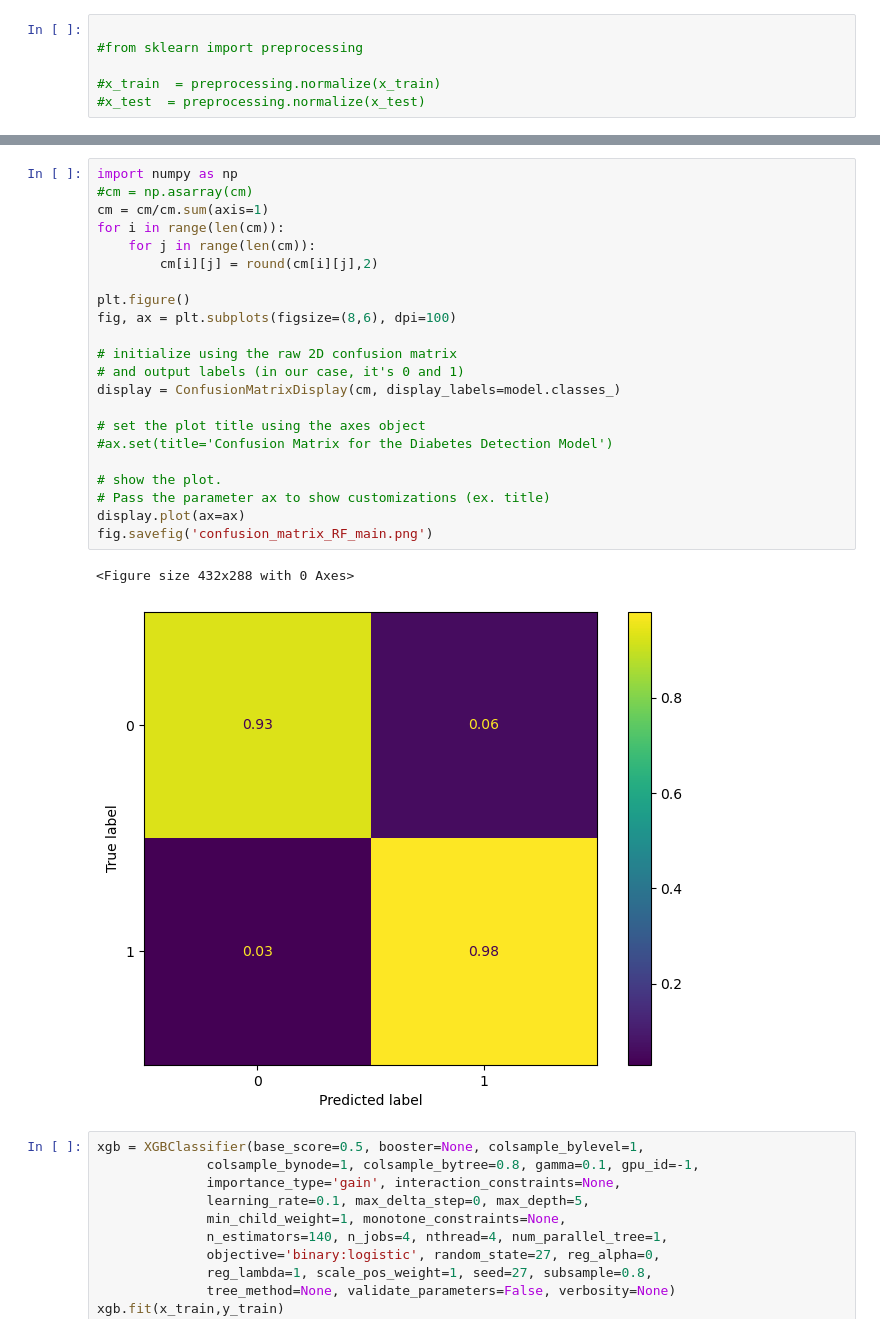
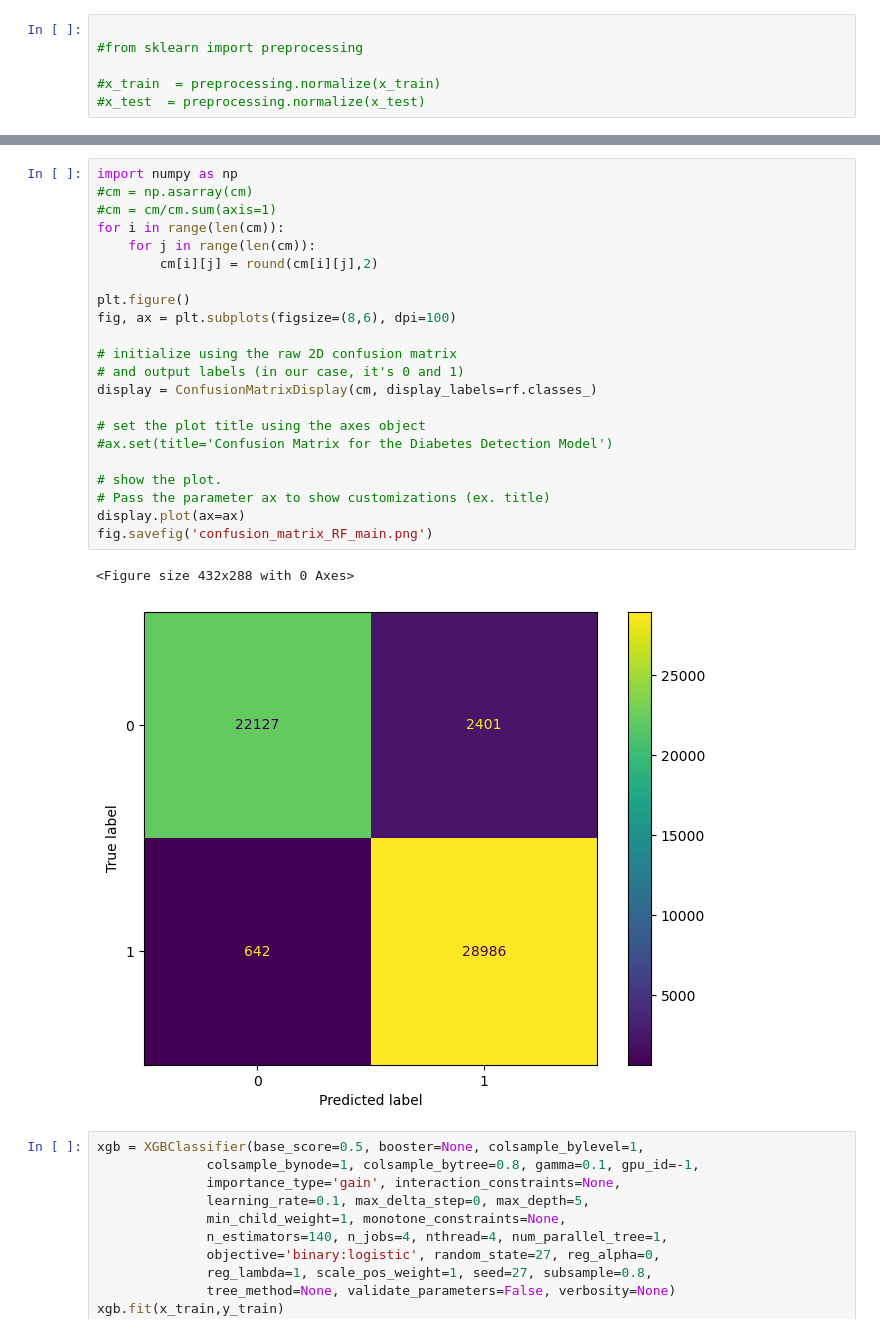
Before and after one commit to duclvQ/supply_chain, a Jupyter notebook: final_main_model.ipynb, the cells around one changed output, grey strips where cells are left out. Saved outputs shown, nothing was run; the diff lists cells and outputs as text.

```diff
--- a/final_main_model.ipynb
+++ b/final_main_model.ipynb
@@ -133,28 +123,28 @@ weighted avg       0.95      0.95      0.95     54156
 # %%
 import numpy as np
 #cm = np.asarray(cm)
-cm = cm/cm.sum(axis=1)
+#cm = cm/cm.sum(axis=1)
 for i in range(len(cm)):
     for j in range(len(cm)):
         cm[i][j] = round(cm[i][j],2)
 
 plt.figure()
 fig, ax = plt.subplots(figsize=(8,6), dpi=100)
 
 # initialize using the raw 2D confusion matrix
 # and output labels (in our case, it's 0 and 1)
-display = ConfusionMatrixDisplay(cm, display_labels=model.classes_)
+display = ConfusionMatrixDisplay(cm, display_labels=rf.classes_)
 
 # set the plot title using the axes object
 #ax.set(title='Confusion Matrix for the Diabetes Detection Model')
 
 # show the plot.
 # Pass the parameter ax to show customizations (ex. title)
 display.plot(ax=ax)
 fig.savefig('confusion_matrix_RF_main.png')
 # %% [output]
 <Figure size 432x288 with 0 Axes>
-[figure, old version]
+[figure, new version]
 # %%
 xgb = XGBClassifier(base_score=0.5, booster=None, colsample_bylevel=1,
               colsample_bynode=1, colsample_bytree=0.8, gamma=0.1, gpu_id=-1,
```
Also changed, not shown: parts of 4 cells of this notebook, 2 other files.
